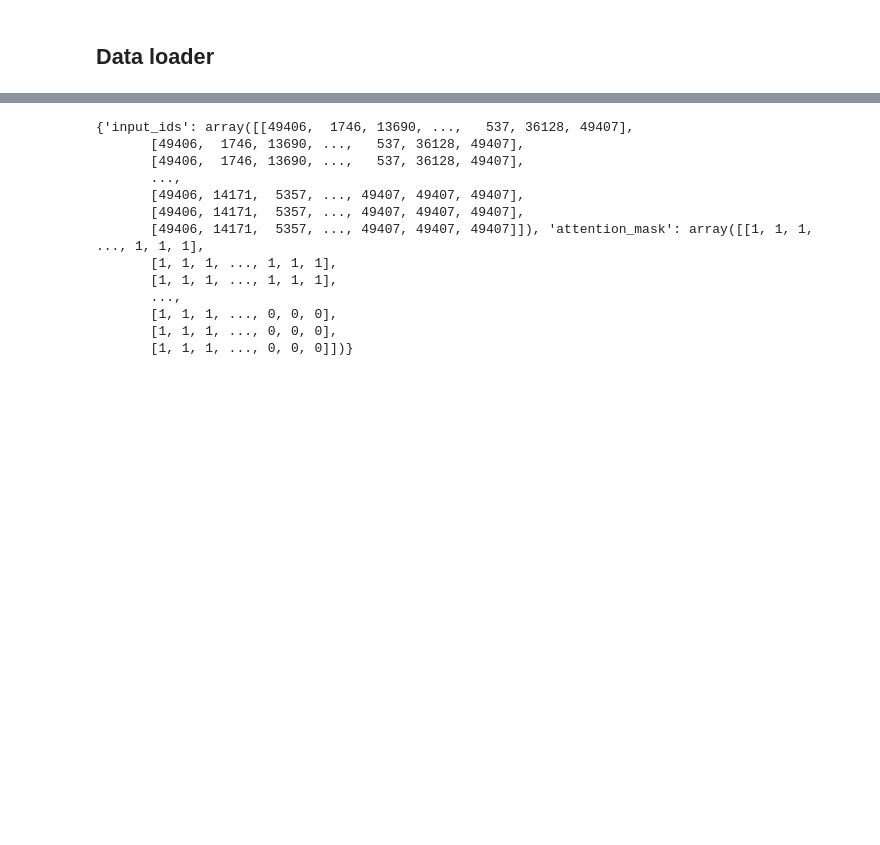
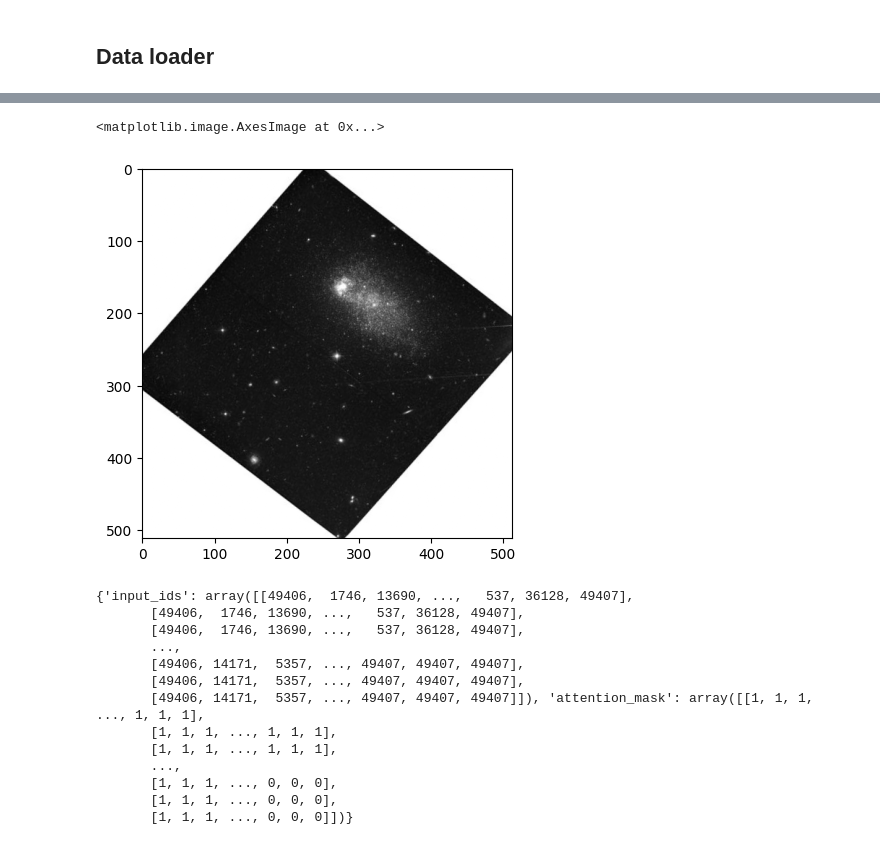
Before and after one commit to smsharma/PAPERCLIP-Hubble, a Jupyter notebook: notebooks/create_dataset.ipynb, the cells around one changed output, grey strips where cells are left out. Cells and saved outputs as stored; diff of their text form; code cells hidden in the pictures; blank space fills up the shorter version.

```diff
--- a/notebooks/create_dataset.ipynb
+++ b/notebooks/create_dataset.ipynb
@@ -214,3 +299,11 @@ ModuleNotFoundError: No module named 'models'
+# %%
+from dm_pix import rotate
+import jax
+
+plt.imshow(jax.vmap(rotate)(jnp.array(image), jnp.ones(32) * 20.)[0])
+# %% [output]
+<matplotlib.image.AxesImage at 0x...>
+[figure, added]
 # %%
 from transformers import AutoTokenizer
 tokenizer = AutoTokenizer.from_pretrained("openai/clip-vit-base-patch32")
```
Also changed, not shown: parts of 5 cells of this notebook.
